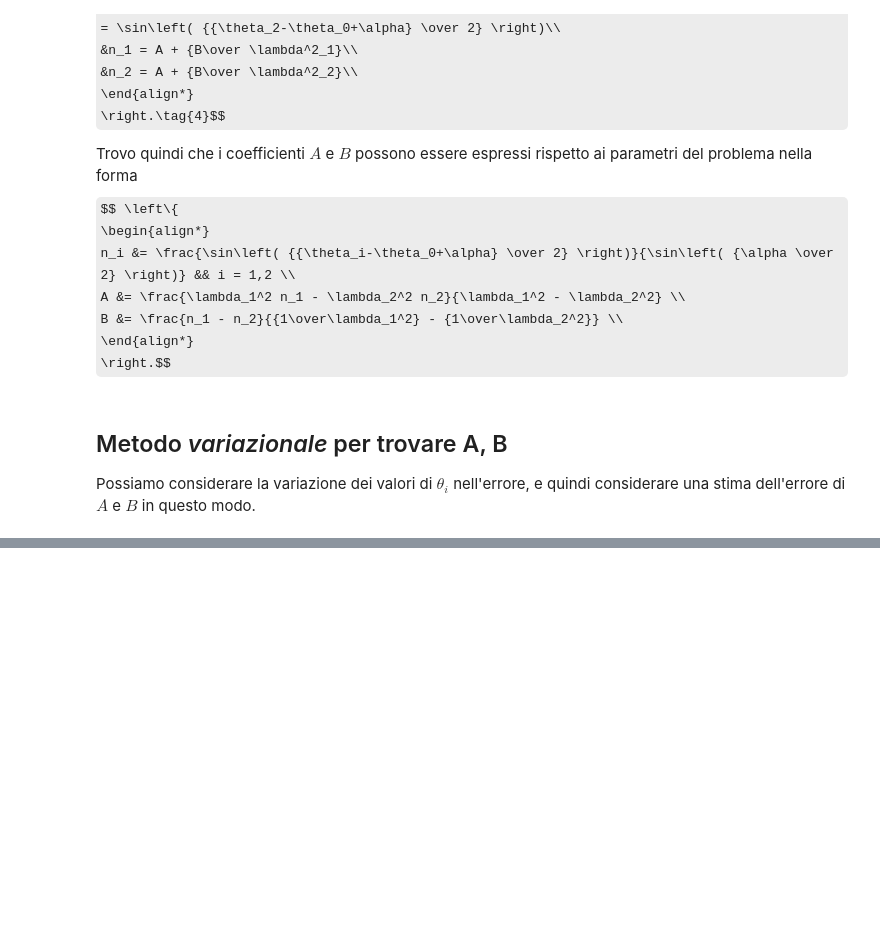
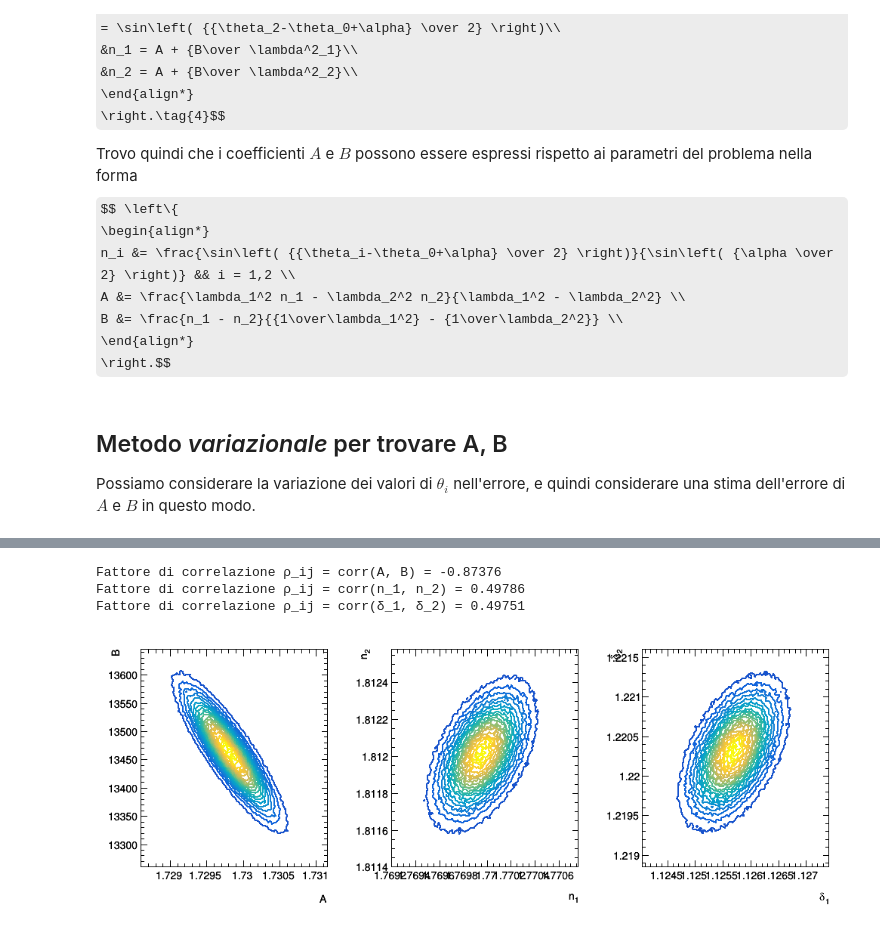
Before and after one commit to mattiasotgia/E6_sim_prism, a Jupyter notebook: mthd_test_MC.ipynb, the cells around one changed output, grey strips where cells are left out. Cells and saved outputs as stored; diff of their text form; code cells hidden in the pictures; some formulas as TeX source; blank space fills up the shorter version.

```diff
--- a/mthd_test_MC.ipynb
+++ b/mthd_test_MC.ipynb
@@ -39,6 +42,7 @@ Dal punto di vista sperimentale la misura di $\delta$ si effettua nel modo segue
 θ_2 = 2.7904
 
 Δ_θ = 0.0005
+ϵ_θ = Δ_θ/np.sqrt(3)
 # %% [markdown]
 Per trovare il valore di $A$ e $B$, noti i valori di $\theta_0$, $\theta_1$ e $\theta_2$, possiamo ottenere che questi sono legati dal sistema
 
@@ -74,0 +207,46 @@ A, B = computeAB(th_0=θ_0, th_1=θ_1, th_2=θ_2)
+# %%
+n_samples = 1_000_000
+
+rnd = ROOT.TRandom3(58347942)
+
+hAB = ROOT.TH2D('', '', 100, 0, 0, 100, 0, 0)
+hAB.SetTitle('A/B correlation;A;B')
+hn1n2 = ROOT.TH2D('', '', 100, 0, 0, 100, 0, 0)
+hn1n2.SetTitle('n_{1}/n_{2} correlation;n_{1};n_{2}')
+hδ1δ2 = ROOT.TH2D('', '', 100, 0, 0, 100, 0, 0)
+hδ1δ2.SetTitle('#delta_{1}/#delta_{2} correlation;#delta_{1};#delta_{2}')
+
+def computeAB(th_0, th_1, th_2):
+
+    def n_i(th_i, th_0):
+        return np.sin((th_i - th_0 + α)/2)/np.sin(α/2)
+    A = (n_i(th_1, th_0)*λ_1**2 - n_i(th_2, th_0)*λ_2**2)/(λ_1**2 - λ_2**2)
+    B = (n_i(th_1, th_0) - n_i(th_2, th_0))/(1/(λ_1**2) - 1/(λ_2**2))
+    return A, B, n_i(th_1, th_0), n_i(th_2, th_0), th_1-th_0, th_2-th_0
+
+for i in range(n_samples):
+    A, B, n_1, n_2, δ_1, δ_2 = computeAB(th_0=rnd.Gaus(θ_0,ε_θ), th_1=rnd.Gaus(θ_1,ε_θ), th_2=rnd.Gaus(θ_2,ε_θ))
+    hAB.Fill(A,B)
+    hn1n2.Fill(n_1, n_2)
+    hδ1δ2.Fill(δ_1, δ_2)
+
+c = ROOT.TCanvas('', '', 1000, 400)
+c.Divide(3)
+
+c.cd(1)
+hAB.Draw('CONT1')
+c.cd(2)
+hn1n2.Draw('CONT1')
+c.cd(3)
+hδ1δ2.Draw('CONT1')
+
+c.Draw()
+
+print(f'Fattore di correlazione ρ_ij = corr(A, B) = {hAB.GetCorrelationFactor():.5}')
+print(f'Fattore di correlazione ρ_ij = corr(n_1, n_2) = {hn1n2.GetCorrelationFactor():.5}')
+print(f'Fattore di correlazione ρ_ij = corr(δ_1, δ_2) = {hδ1δ2.GetCorrelationFactor():.5}')
+# %% [output]
+Fattore di correlazione ρ_ij = corr(A, B) = -0.87376
+Fattore di correlazione ρ_ij = corr(n_1, n_2) = 0.49786
+Fattore di correlazione ρ_ij = corr(δ_1, δ_2) = 0.49751
+[figure, added]
```
Also changed, not shown: parts of 16 cells of this notebook.
